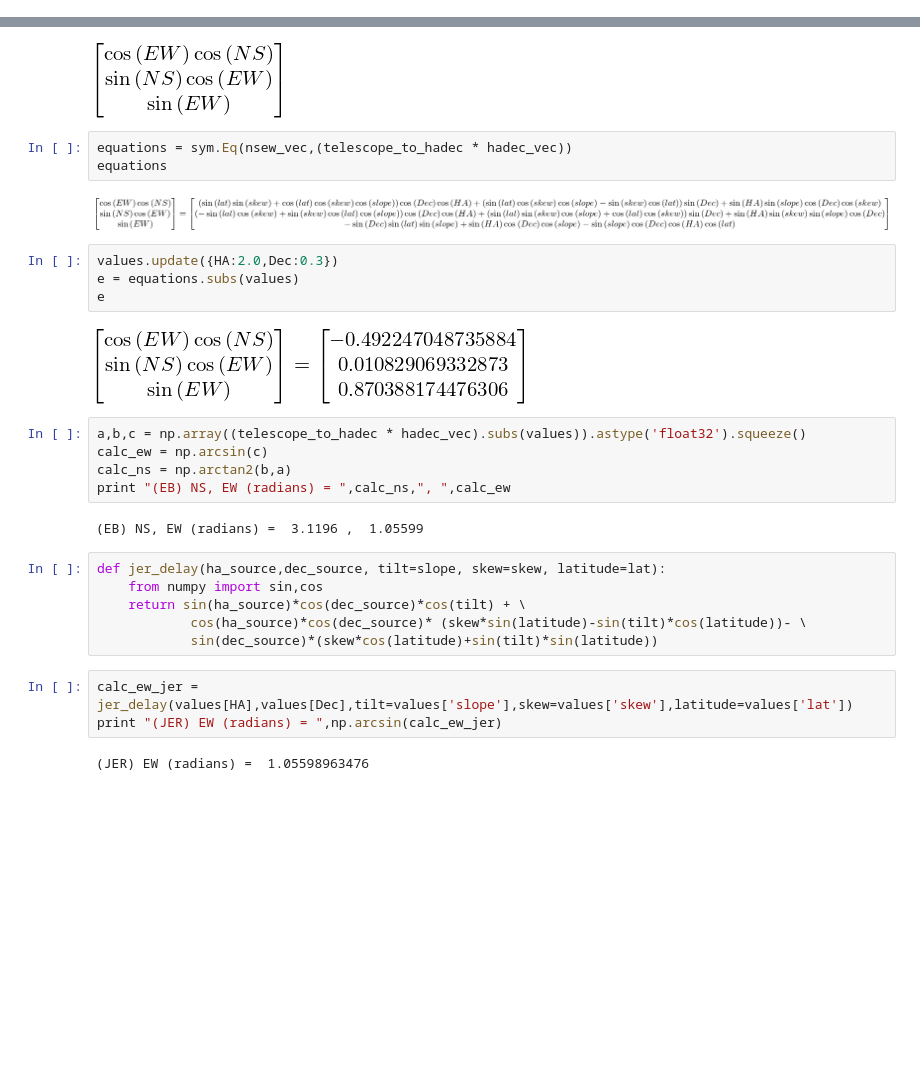
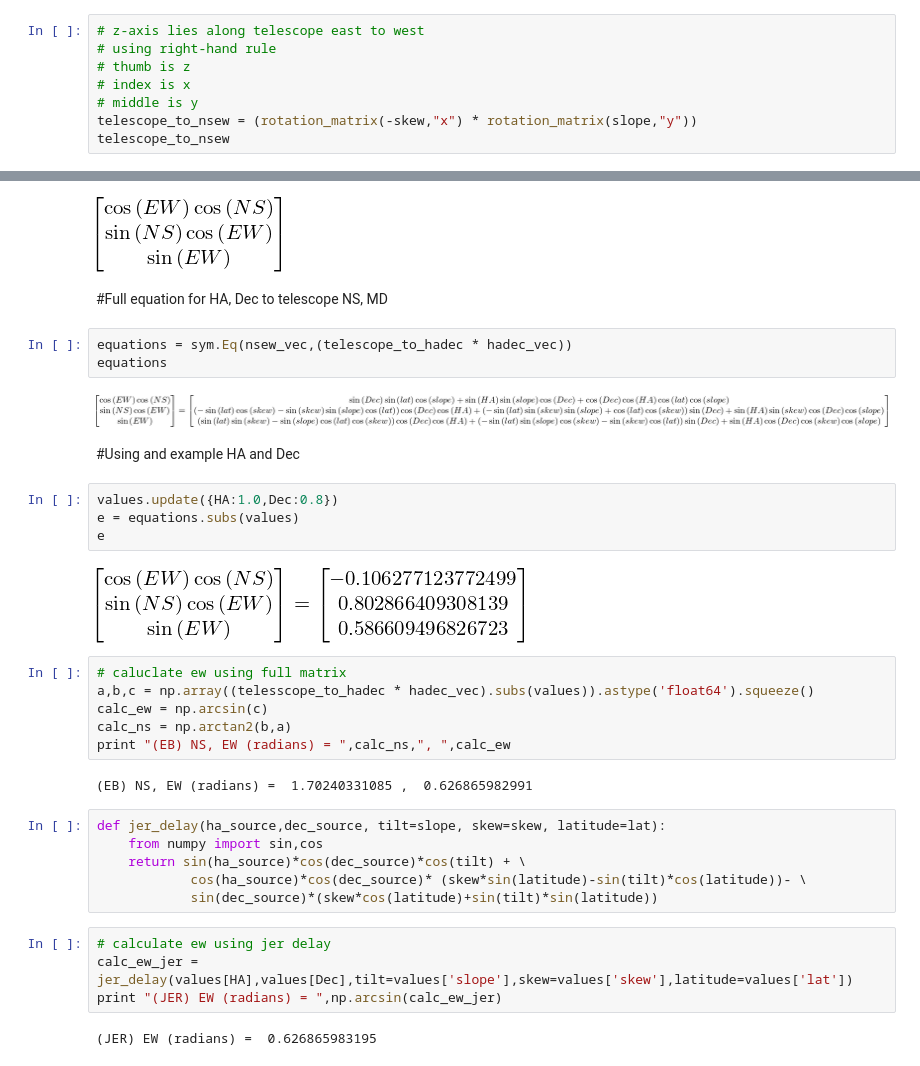
Before and after one commit to Molonglo/anansi, a Jupyter notebook: docs/MolongloCoords.ipynb, the cells around one changed output, grey strips where cells are left out. Drawn from its saved outputs; the diff is of its cells as text; blank space fills up the shorter version.

```diff
--- a/docs/MolongloCoords.ipynb
+++ b/docs/MolongloCoords.ipynb
@@ -68,0 +65,8 @@ telescope_to_nsew
+# %%
+# z-axis lies along telescope east to west
+# using right-hand rule
+# thumb is z
+# index is x
+# middle is y
+telescope_to_nsew = (rotation_matrix(-skew,"x") * rotation_matrix(slope,"y"))
+telescope_to_nsew
@@ -114,24 +121,29 @@ nsew_vec = position_vector(ns,ew)
 nsew_vec
 # %% [output]
 [figure]
+# %% [markdown]
+#Full equation for HA, Dec to telescope NS, MD
 # %%
 equations = sym.Eq(nsew_vec,(telescope_to_hadec * hadec_vec))
 equations
 # %% [output]
-[figure, old version]
+[figure, new version]
+# %% [markdown]
+#Using and example HA and Dec
 # %%
-values.update({HA:2.0,Dec:0.3})
+values.update({HA:1.0,Dec:0.8})
 e = equations.subs(values)
 e
 # %% [output]
-[figure, old version]
+[figure, new version]
 # %%
-a,b,c = np.array((telescope_to_hadec * hadec_vec).subs(values)).astype('float32').squeeze()
+# caluclate ew using full matrix
+a,b,c = np.array((telesscope_to_hadec * hadec_vec).subs(values)).astype('float64').squeeze()
 calc_ew = np.arcsin(c)
 calc_ns = np.arctan2(b,a)
 print "(EB) NS, EW (radians) = ",calc_ns,", ",calc_ew
 # %% [output]
-(EB) NS, EW (radians) =  3.1196 ,  1.05599
+(EB) NS, EW (radians) =  1.70240331085 ,  0.626865982991
 # %%
 def jer_delay(ha_source,dec_source, tilt=slope, skew=skew, latitude=lat):
     from numpy import sin,cos
@@ -139,8 +151,9 @@ def jer_delay(ha_source,dec_source, tilt=slope, skew=skew, latitude=lat):
             cos(ha_source)*cos(dec_source)* (skew*sin(latitude)-sin(tilt)*cos(latitude))- \
             sin(dec_source)*(skew*cos(latitude)+sin(tilt)*sin(latitude))
 # %%
+# calculate ew using jer delay
 calc_ew_jer = jer_delay(values[HA],values[Dec],tilt=values['slope'],skew=values['skew'],latitude=values['lat'])
 print "(JER) EW (radians) = ",np.arcsin(calc_ew_jer)
 # %% [output]
-(JER) EW (radians) =  1.05598963476
+(JER) EW (radians) =  0.626865983195
 # %%
```
Also changed, not shown: parts of 17 cells of this notebook.
